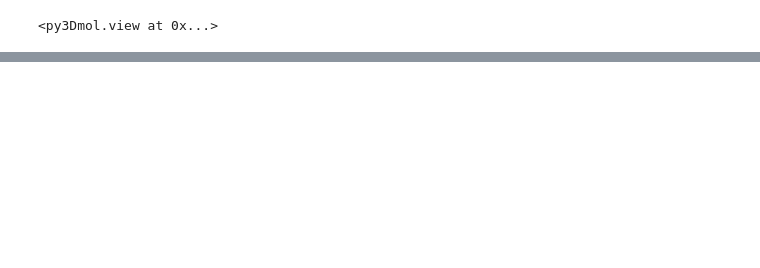
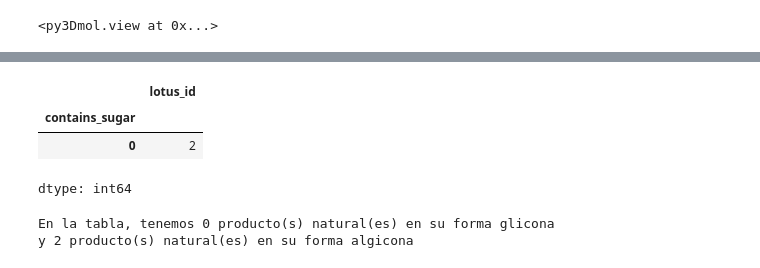
Before and after one commit to FlorMariaBriceno/TecnolochicasPRO_Project, a Jupyter notebook: Proyecto_Tecnolochicas.ipynb, the cells around one changed output, grey strips where cells are left out. Drawn from its saved outputs; the diff is of its cells as text; code cells hidden in the pictures; blank space fills up the shorter version.

```diff
--- a/Proyecto_Tecnolochicas.ipynb
+++ b/Proyecto_Tecnolochicas.ipynb
@@ -126 +138,11 @@ Esta es la descripción de la tabla:
+# %%
+display(df.groupby('contains_sugar').count()['lotus_id'])
+print(f"En la tabla, tenemos {df[df['contains_sugar'] != 0]['id'].count()} producto(s) natural(es) en su forma glicona\ny {df[df['contains_sugar'] == 0]['id'].count()} producto(s) natural(es) en su forma algicona ")
+# %% [output]
+|  | lotus_id |
+| contains_sugar |  |
+| 0 | 2 |
+dtype: int64
+En la tabla, tenemos 0 producto(s) natural(es) en su forma glicona
+y 2 producto(s) natural(es) en su forma algicona
 # %%
```
Also changed, not shown: parts of 8 cells of this notebook.
